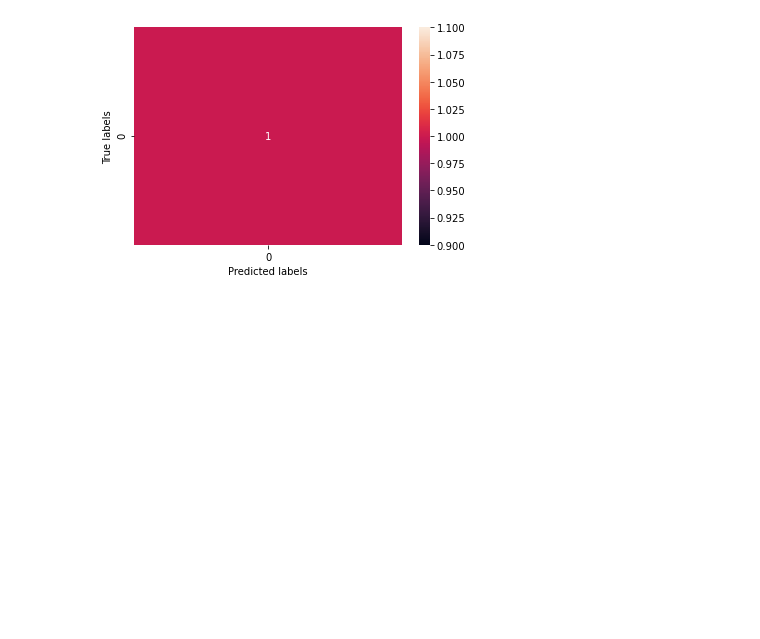
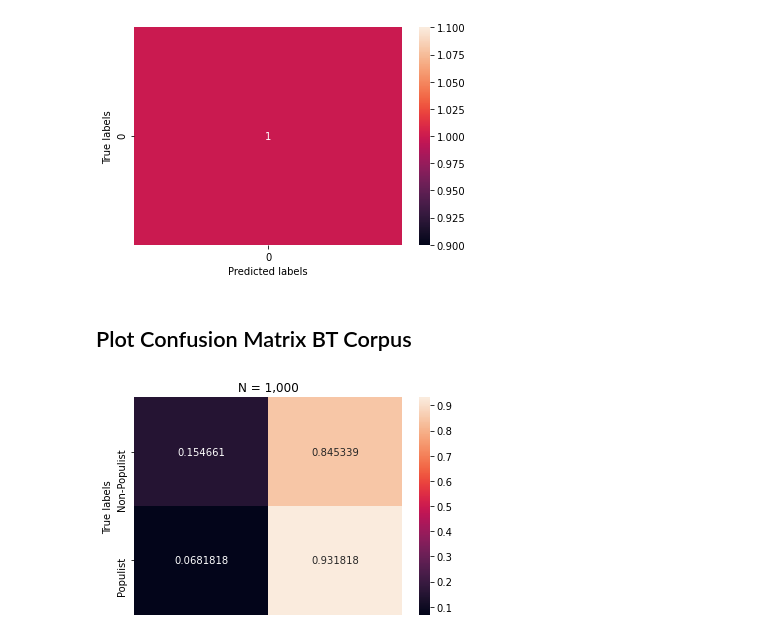
Before and after one commit to dschweim/WeakSupervisionForPopulismDetection, a Jupyter notebook: Notebooks/Interpretation and Error Analysis End Models.ipynb, the cells around one changed output. Drawn from its saved outputs; the diff is of its cells as text; code cells hidden in the pictures; blank space fills up the shorter version.

```diff
--- a/Notebooks/Interpretation and Error Analysis End Models.ipynb
+++ b/Notebooks/Interpretation and Error Analysis End Models.ipynb
@@ -75,7 +74,7 @@ def plot_cm(df, name):
     # labels, title and ticks
     ax.set_xlabel('Predicted labels');ax.set_ylabel('True labels');
     ax.set_title('Confusion Matrix '+ name);
-    ax.xaxis.set_ticklabels(['non-populist', 'populist']); ax.yaxis.set_ticklabels(['non-populist', 'populist']);
+    ax.xaxis.set_ticklabels(['Non-Populist', 'Populist']); ax.yaxis.set_ticklabels(['Non-Populist', 'Populist']);
     plt.savefig('images/cm_end_model_rf_cat_' + name + '.png')
 # %%
 plot_cm(test_preds_PRESS, 'Press-Release')
@@ -163,3 +162,5 @@ ValueError: The number of FixedLocator locations (1), usually from a call to set
 # %%
 cm = confusion_matrix(y_true, y_pred)
 display_labels = [0,1]
+# %% [markdown]
+## Plot Confusion Matrix BT Corpus
@@ -165,0 +174,39 @@ display_labels = [0,1]
+# %%
+test_preds_1 = pd.read_csv('C:/Users/dschw/Documents/GitHub/Thesis/Experiments/End_Model_Performances/BT/BERT_-_preds_1000.csv')
+test_preds_10 = pd.read_csv('C:/Users/dschw/Documents/GitHub/Thesis/Experiments/End_Model_Performances/BT/BERT_-_preds_10000.csv')
+test_preds_100 = pd.read_csv('C:/Users/dschw/Documents/GitHub/Thesis/Experiments/End_Model_Performances/BT/BERT_-_preds_100000.csv')
+test_preds_200 = pd.read_csv('C:/Users/dschw/Documents/GitHub/Thesis/Experiments/End_Model_Performances/BT/BERT_-_preds_200000.csv')
+# %%
+def plot_cm(df, name, xlabel):
+
+    y_true=df.Y_test
+    y_pred=df.Y_pred
+
+    cm = confusion_matrix(y_true, y_pred)
+
+    # Normalised
+    cmn = cm.astype(float) / cm.sum(axis=1)[:, np.newaxis]
+    #print(classification_report(y_true,y_pred))
+
+
+    ax= plt.subplot()
+    sns.heatmap(cmn, annot=True, fmt='g', ax=ax);  #annot=True to annotate cells, ftm='g' to disable scientific notation
+
+    # labels, title and ticks
+    if xlabel:
+        ax.set_xlabel('Predicted labels');
+        ax.xaxis.set_ticklabels(['Non-Populist', 'Populist']);
+
+    else:
+        ax.xaxis.set_ticklabels([]);
+        ax.tick_params(bottom=False)
+    ax.set_ylabel('True labels');
+    ax.set_title('N = ' + name);
+
+    ax.yaxis.set_ticklabels(['Non-Populist', 'Populist']);
+    plt.savefig('images/cm_gbert_bt_' + name + '.png')
+    #plt.show()
+# %%
+plot_cm(test_preds_1, '1,000', xlabel=False)
+# %% [output]
+[figure, added]
```
Also changed, not shown: parts of 6 cells of this notebook, 14 other files.
